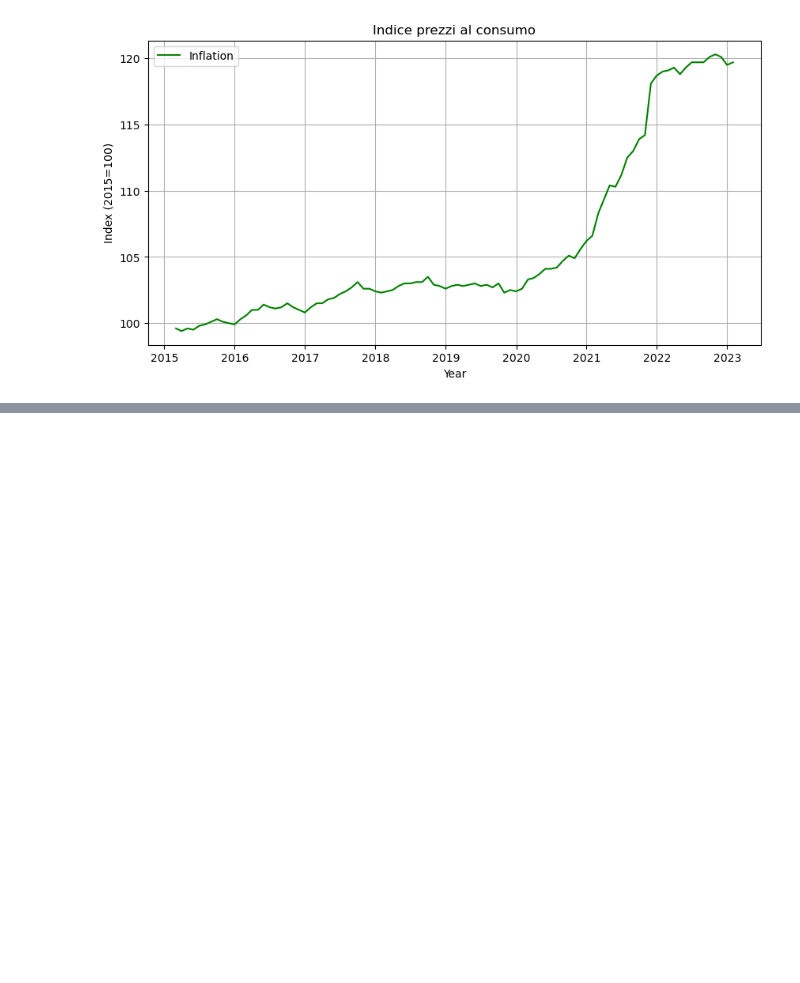
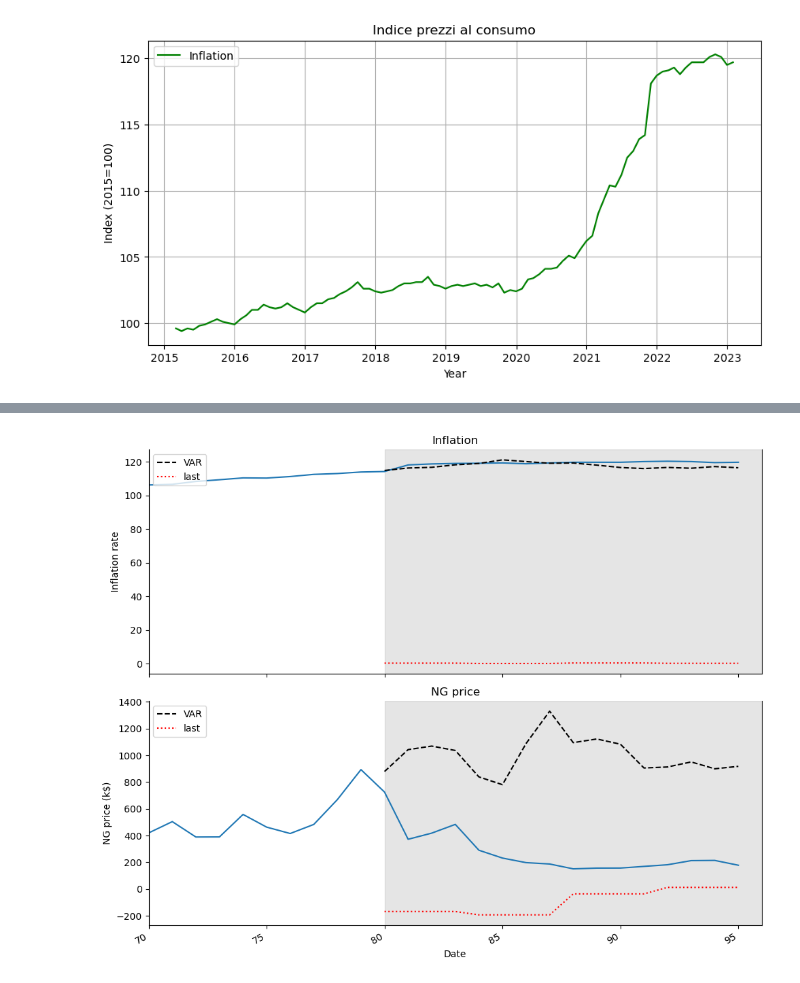
Before and after one commit to luigiselmi/finstat, a Jupyter notebook: energy_price_inflation.ipynb, the cells around one changed output, grey strips where cells are left out. Cells and saved outputs as stored; diff of their text form; code cells hidden in the pictures; blank space fills up the shorter version.

```diff
--- a/energy_price_inflation.ipynb
+++ b/energy_price_inflation.ipynb
@@ -132,0 +392,10 @@ $$\begin{bmatrix} y_{1,t} \\ y_{2,t} \end{bmatrix} = \begin{bmatrix} \delta_1 \\
+# %%
+test = endog[train_test_split_index:]
+
+test['inflation_pred_VAR'] = pd.Series()
+test['inflation_pred_VAR'] = endog.iloc[train_test_split_index - 1]['Inflation'] + np.cumsum(inflation_pred_VAR)
+
+test['ng_price_pred_VAR'] = pd.Series()
+test['ng_price_pred_VAR'] = endog.iloc[train_test_split_index - 1]['NG price'] + np.cumsum(ng_price_pred_VAR)
+
+test
@@ -132,0 +420,7 @@ $$\begin{bmatrix} y_{1,t} \\ y_{2,t} \end{bmatrix} = \begin{bmatrix} \delta_1 \\
+# %%
+inflation_pred_last, ng_price_pred_last = rolling_forecast(endog_diff, TRAIN_LEN, HORIZON, WINDOW, 'last', order)
+
+test['inflation_pred_last'] = inflation_pred_last
+test['ng_price_pred_last'] = ng_price_pred_last
+
+test
@@ -132,0 +445,32 @@ $$\begin{bmatrix} y_{1,t} \\ y_{2,t} \end{bmatrix} = \begin{bmatrix} \delta_1 \\
+# %%
+fig, (ax1, ax2) = plt.subplots(nrows=2, ncols=1, figsize=(10,8))
+
+ax1.plot(endog['Inflation'])
+ax1.plot(test['inflation_pred_VAR'], 'k--', label='VAR')
+ax1.plot(test['inflation_pred_last'], 'r:', label='last')
+ax1.set_xlabel('Date')
+ax1.set_ylabel('Inflation rate')
+ax1.set_title('Inflation')
+ax1.spines['top'].set_alpha(0)
+ax1.axvspan(train_test_split_index, endog.shape[0], color='#808080', alpha=0.2)
+ax1.set_xlim(70, endog.shape[0])
+ax1.legend(loc=2)
+
+ax2.plot(endog['NG price'])
+ax2.plot(test['ng_price_pred_VAR'], 'k--', label='VAR')
+ax2.plot(test['ng_price_pred_last'], 'r:', label='last')
+ax2.set_xlabel('Date')
+ax2.set_ylabel('NG price (k$)')
+ax2.set_title('NG price')
+ax2.spines['top'].set_alpha(0)
+ax2.axvspan(train_test_split_index, endog.shape[0], color='#808080', alpha=0.2)
+ax2.set_xlim(70, endog.shape[0])
+ax2.legend(loc=2)
+
+#plt.xticks(np.arange(0, endog.shape[0], 16), np.arange(1959, 2010, 4))
+plt.xlim(70, endog.shape[0])
+
+fig.autofmt_xdate()
+plt.tight_layout()
+# %% [output]
+[figure, added]
```
Also changed, not shown: parts of 39 cells of this notebook.
